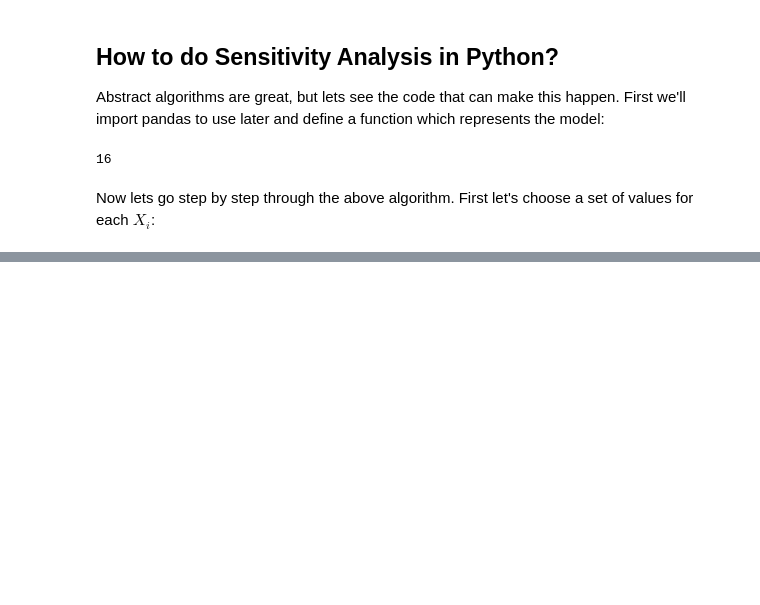
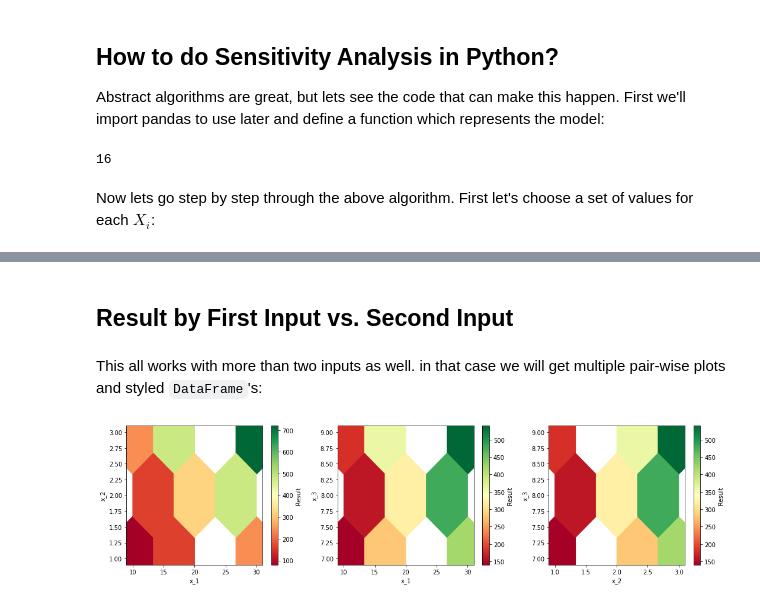
Before and after one commit to 369geofreeman/Financial_Models, a Jupyter notebook: code/Retirement_model_with_sesitivity_analysis/sensitivity_analysis.ipynb, the cells around one changed output, grey strips where cells are left out. Saved outputs shown, nothing was run; the diff lists cells and outputs as text; code cells hidden in the pictures; blank space fills up the shorter version.

````diff
--- a/code/Retirement_model_with_sesitivity_analysis/sensitivity_analysis.ipynb
+++ b/code/Retirement_model_with_sesitivity_analysis/sensitivity_analysis.ipynb
@@ -56,0 +219,20 @@ x2_values = [1, 2, 3]
+# %% [markdown]
+## Result by First Input vs. Second Input
+# %% [markdown]
+This all works with more than two inputs as well. in that case we will get multiple pair-wise plots and styled ```DataFrame```'s:
+# %%
+def my_model_2(x_1, x_2, x_3):
+    return x_1 * x_2 * x_3
+
+
+sensitivity_dict = {
+    "x_1": [10, 20, 30],
+    "x_2": [1, 2, 3],
+    "x_3": [7, 8, 9]
+}
+
+sa = SensitivityAnalyzer(sensitivity_dict, my_model_2, grid_size=3)
+# %%
+plot = sa.plot()
+# %% [output]
+[figure, added]
````
Also changed, not shown: parts of 27 cells of this notebook.
